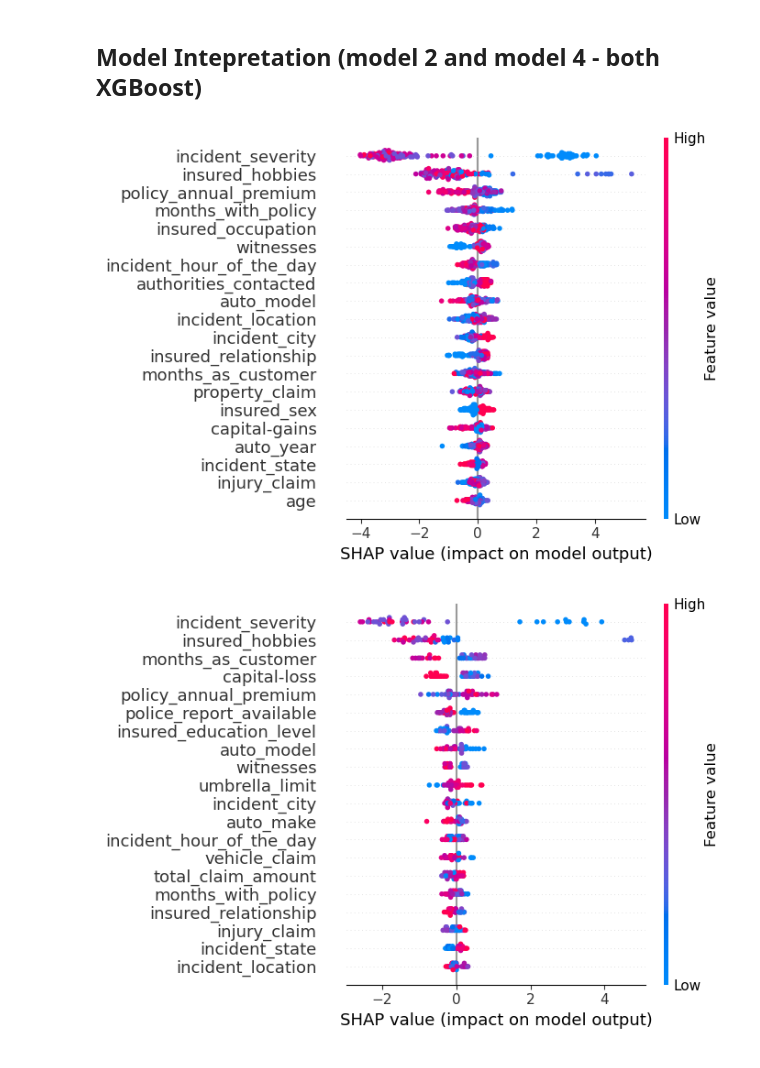
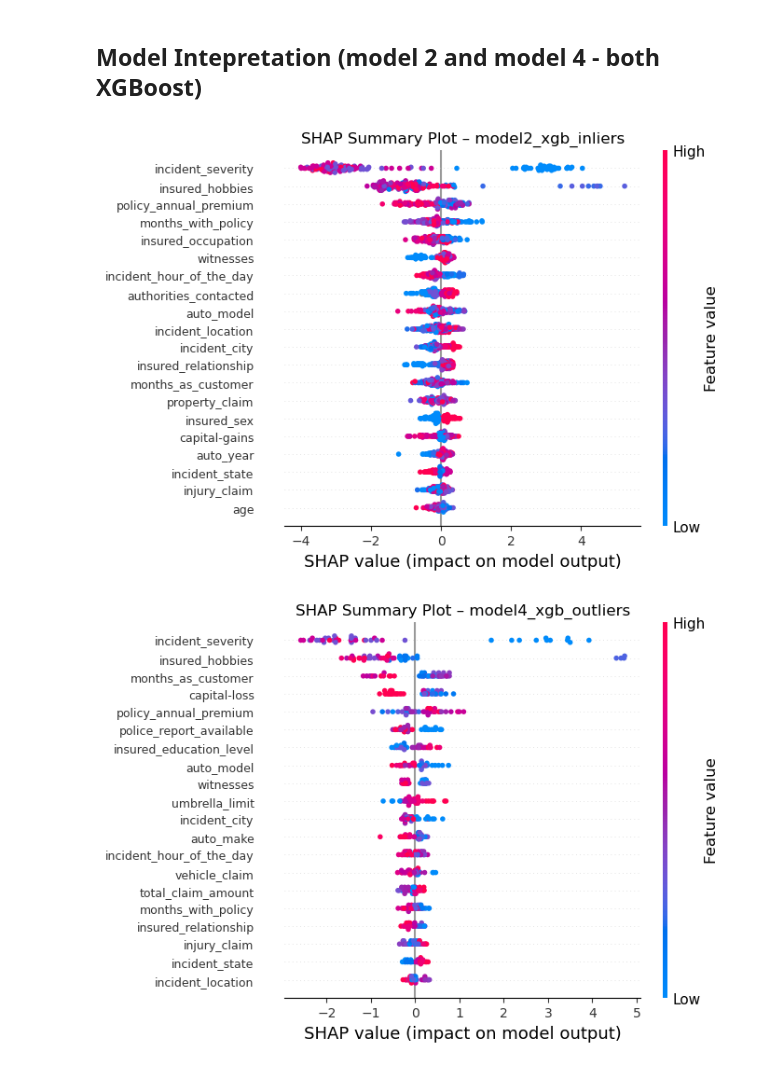
Before and after one commit to yingcheuk/fraud-detector, a Jupyter notebook: notebooks/02(2)_modeling.ipynb, the cells around one changed output. Drawn from its saved outputs; the diff is of its cells as text; code cells hidden in the pictures.

Commit message:
saved plots

```diff
--- a/notebooks/02(2)_modeling.ipynb
+++ b/notebooks/02(2)_modeling.ipynb
@@ -54,18 +54,18 @@ Model 4: XGB Outliers        0.77            0.77               0.77      0.86
 # %%
 from visualization import plot_xgb_importance, get_feature_names_from_column_transformer, explain_model_with_shap
 import joblib
 
 model2 = joblib.load("/Users/jennifercyc/Desktop/HSH/ML Project/fraud-detector/models/model2_xgb_inliers.pkl")
 X2_test = joblib.load("/Users/jennifercyc/Desktop/HSH/ML Project/fraud-detector/models/X2_test_inliers.pkl")
 preprocessor2 = joblib.load("/Users/jennifercyc/Desktop/HSH/ML Project/fraud-detector/models/preprocessor2_inliers.pkl")
 feature_names2 = get_feature_names_from_column_transformer(preprocessor2)
-explain_model_with_shap(model2,X2_test,feature_names2)
+explain_model_with_shap(model2,X2_test,feature_names2, model_name="model2_xgb_inliers")
 
 model4 = joblib.load("/Users/jennifercyc/Desktop/HSH/ML Project/fraud-detector/models/model4_xgb_outliers.pkl")
 X4_test = joblib.load("/Users/jennifercyc/Desktop/HSH/ML Project/fraud-detector/models/X4_test_outliers.pkl")
 preprocessor4 = joblib.load("/Users/jennifercyc/Desktop/HSH/ML Project/fraud-detector/models/preprocessor4_outliers.pkl")
 feature_names4 = get_feature_names_from_column_transformer(preprocessor4)
-explain_model_with_shap(model4,X4_test,feature_names4)
+explain_model_with_shap(model4,X4_test,feature_names4, model_name="model4_xgb_outliers")
 # %% [output]
-[figure, old version]
+[figure, new version]
-[figure, old version]
+[figure, new version]
```
Also changed, not shown: 3 other files.
